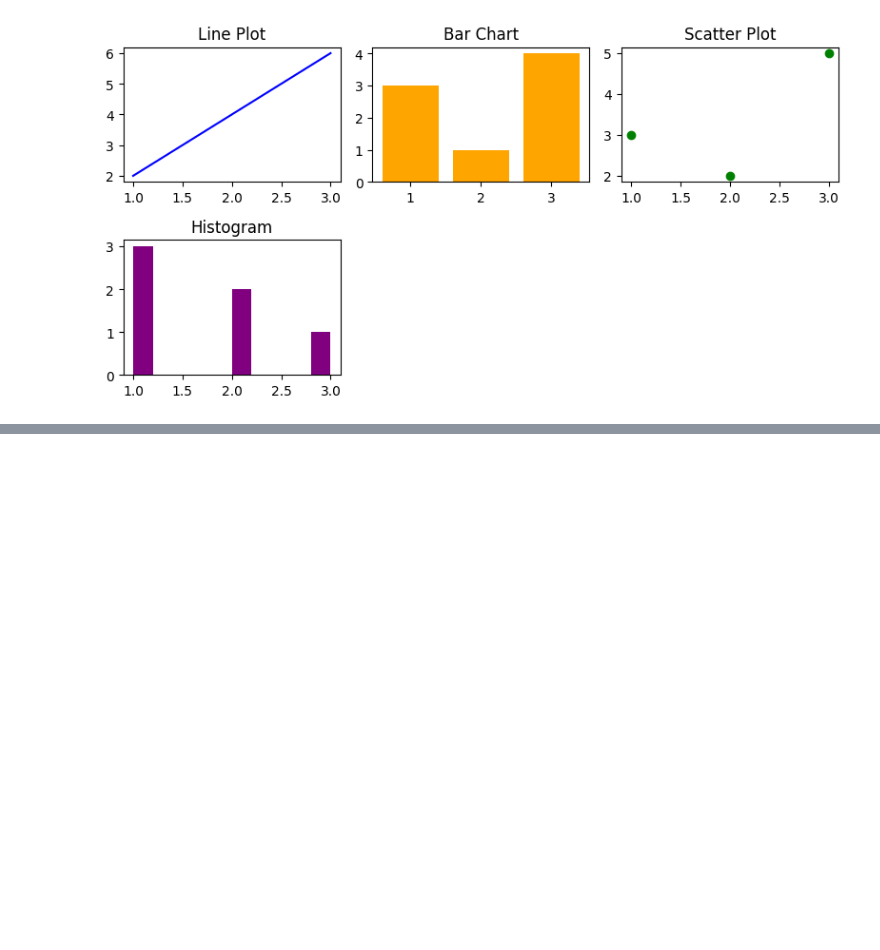
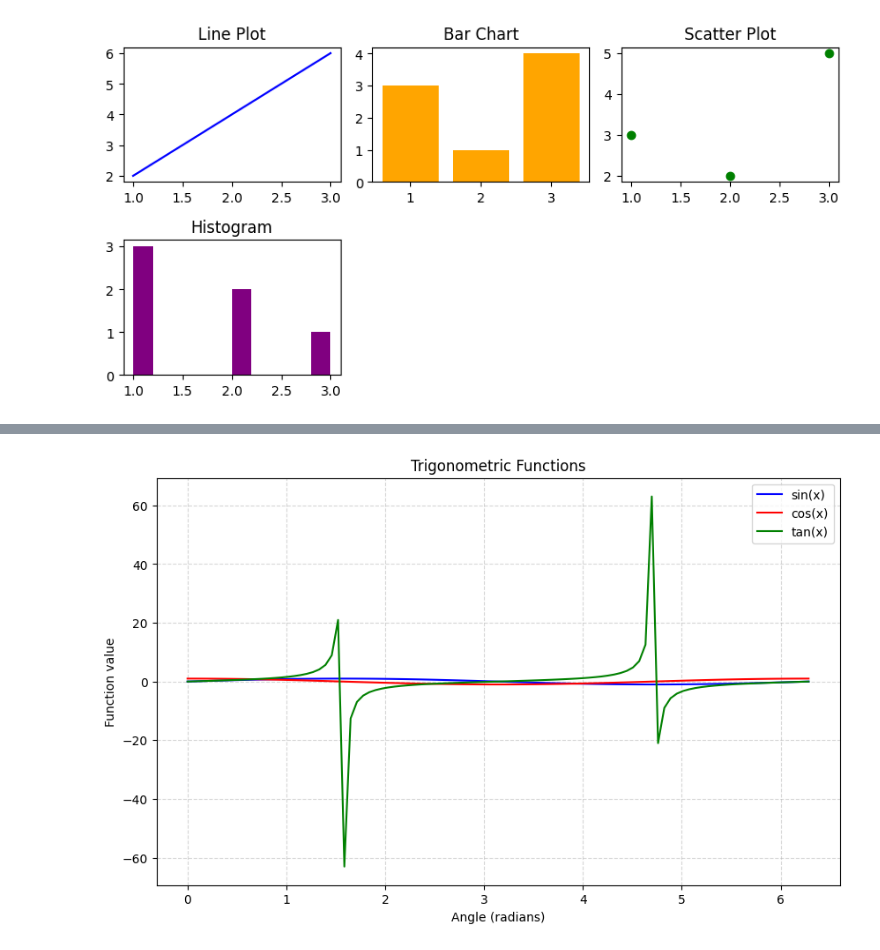
Before and after one commit to kingsleynwafor54/RemoteSkillHub_Python, a Jupyter notebook: Matplotlib_tutorials.ipynb, the cells around one changed output, grey strips where cells are left out. Saved outputs shown, nothing was run; the diff lists cells and outputs as text; code cells hidden in the pictures; blank space fills up the shorter version.

```diff
--- a/Matplotlib_tutorials.ipynb
+++ b/Matplotlib_tutorials.ipynb
@@ -117,0 +137,34 @@ plt.show()
+# %%
+import numpy as np
+import matplotlib.pyplot as plt
+x = np.linspace(0, 2 * np.pi, 100)  # 100 evenly spaced values between 0 and 2π
+y_sin = np.sin(x)
+y_cos = np.cos(x)
+y_tan = np.tan(x)
+
+plt.figure(figsize=(10, 6))  # canvas size
+
+# Sine
+plt.plot(x, y_sin, label='sin(x)', color='blue')
+
+# Cosine
+plt.plot(x, y_cos, label='cos(x)', color='red')
+
+# Tangent
+plt.plot(x, y_tan, label='tan(x)', color='green')
+
+# Add title and axis labels
+plt.title("Trigonometric Functions")
+plt.xlabel("Angle (radians)")
+plt.ylabel("Function value")
+
+# Add grid
+plt.grid(True, linestyle='--', alpha=0.5)
+
+# Add legend
+plt.legend()
+
+# Display the graph
+plt.show()
+# %% [output]
+[figure, added]
```
Also changed, not shown: parts of 2 cells of this notebook.
